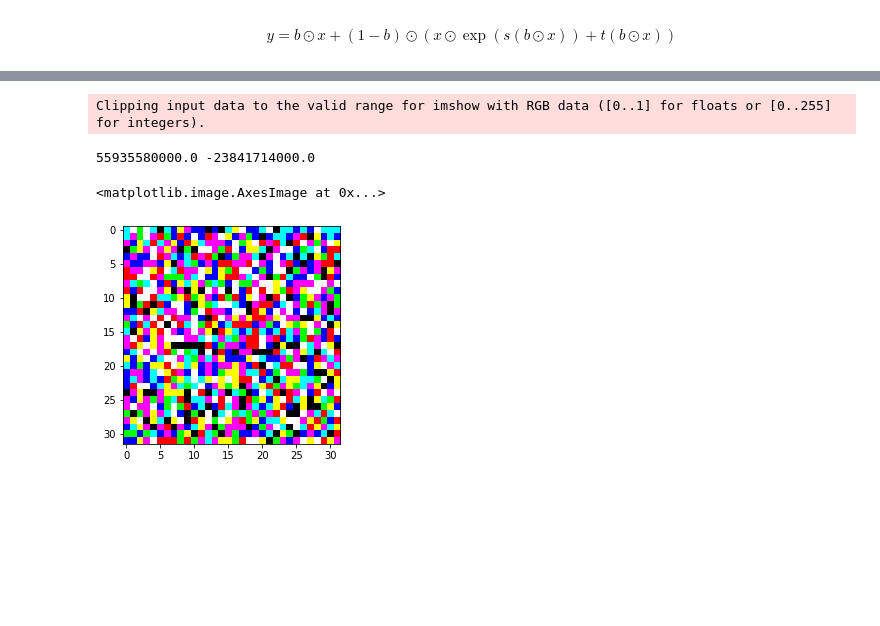
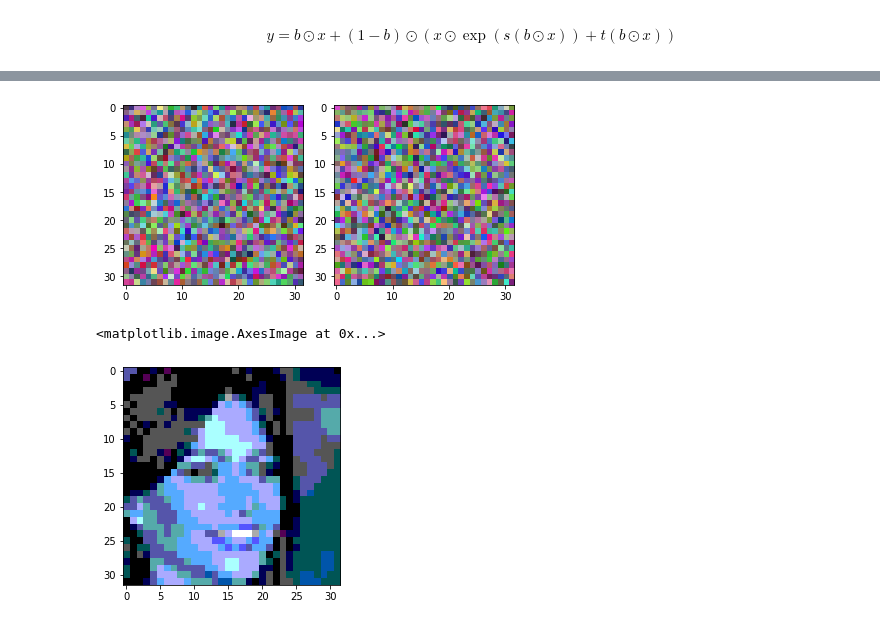
Before and after one commit to interactivetech/cs330-meta-learning, a Jupyter notebook: hw2/HW2-P2.ipynb, the cells around one changed output, grey strips where cells are left out. Drawn from its saved outputs; the diff is of its cells as text; code cells hidden in the pictures; blank space fills up the shorter version.

```diff
--- a/hw2/HW2-P2.ipynb
+++ b/hw2/HW2-P2.ipynb
@@ -18,14 +18,17 @@ print(data_trn.shape, data_val.shape)
 def debug(tensor):
     return tf.check_numerics(tensor, tensor.name)
 
-def pprint(tensor, reshape=False):
+def pprint(tensor, msg=""):
 #     tensor_to_print = tf.reshape(tensor, [-1, np.prod(tensor.get_shape()[1:])]) if reshape else tensor
-    mean, var = tf.nn.moments(tensor, axes=-1)
+    mean, var = tf.nn.moments(tensor, axes=None)
 
-    with tf.control_dependencies([tf.print(tensor.name, " has shape ",
+    with tf.control_dependencies([tf.print(msg+"\n",
+                                           tensor.name, " has shape ",
                                            tf.shape(tensor), "\n",
-                                           "mean: ", mean,
+                                           "mean: ", mean, "\n",
                                            "var: ", var, "\n",
+                                           "max: ", tf.reduce_max(tensor), "\n",
+                                           "min: ", tf.reduce_min(tensor), "\n",
 #                                            tensor_to_print,
                                            output_stream=sys.stdout)]):
         return tf.check_numerics(tensor, tensor.name)
@@ -106,13 +124,12 @@ class CouplingLayer(Layer):
         with tf.variable_scope(scope):
             resnet_out = resnet(masked_in, num_channels, num_channels * 2)
             log_s, t = tf.split(resnet_out, 2, axis=-1)
+#             log_s = tf.nn.tanh(log_s)
+#             t = tf.layers.dense(t, num_channels)
 
         return log_s, t
 
     def x2y(self, x, sum_log_jacobian):
-        '''
-        sum_log_jacobian = (None,)
-        '''
         with tf.variable_scope(self.scope):
             mask = self._get_mask(tf.shape(x))
             masked_x = mask * x
@@ -290,13 +315,29 @@ def sample(sess, model, num_samples):
     return samples
 # %%
 samples = sample(sess, model, 2)
-# %%
-print(max(samples[0].flatten()), min(samples[0].flatten()))
-plt.imshow(samples[0]/4)
-# %% [output]
-Clipping input data to the valid range for imshow with RGB data ([0..1] for floats or [0..255] for integers).
-55935580000.0 -23841714000.0
-<matplotlib.image.AxesImage at 0x...>
-[figure, removed]
+# %%
+def plot_figures(figures, nrows = 1, ncols=1):
+    """Plot a dictionary of figures.
+
+    Parameters
+    ----------
+    figures : <title, figure> dictionary
+    ncols : number of columns of subplots wanted in the display
+    nrows : number of rows of subplots wanted in the figure
+    """
+
+    fig, axeslist = plt.subplots(ncols=ncols, nrows=nrows)
+    for ind,figure in enumerate(figures):
+        axeslist.ravel()[ind].imshow(figure)
+    plt.tight_layout() # optional
+# %%
+plot_figures(samples, 1, 2)
+# %% [output]
+[figure, added]
+# %%
+plt.imshow(data_trn[0]/3)
+# %% [output]
+<matplotlib.image.AxesImage at 0x...>
+[figure, added]
 # %%
 # sess.close()
```
Also changed, not shown: parts of 4 cells of this notebook.
